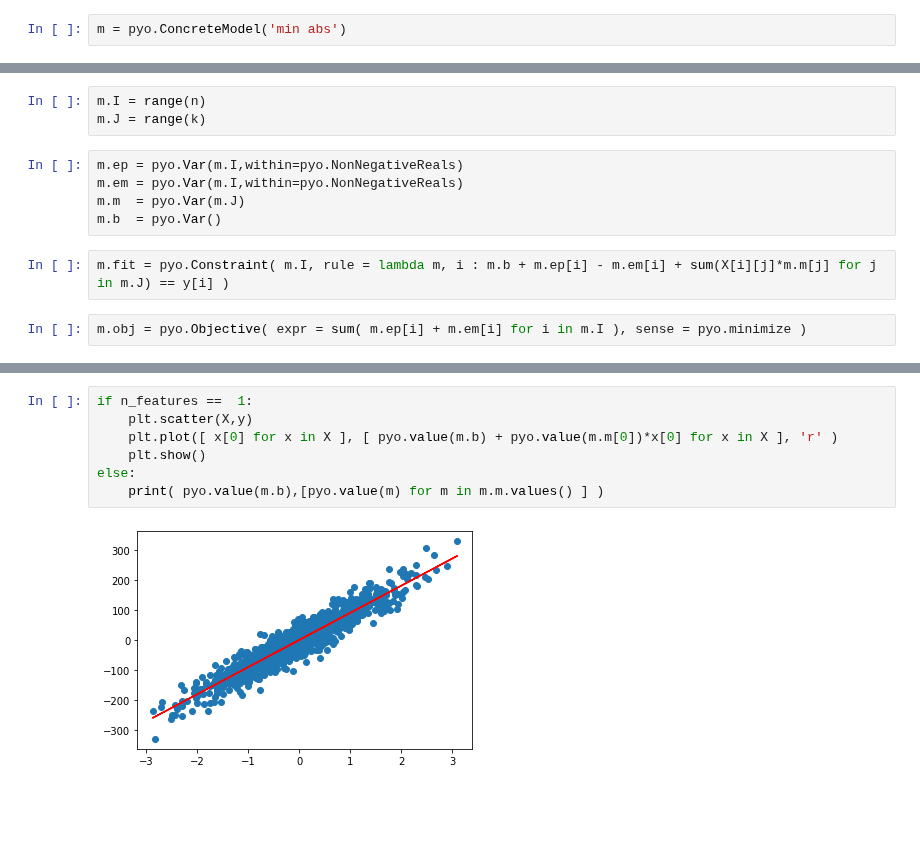
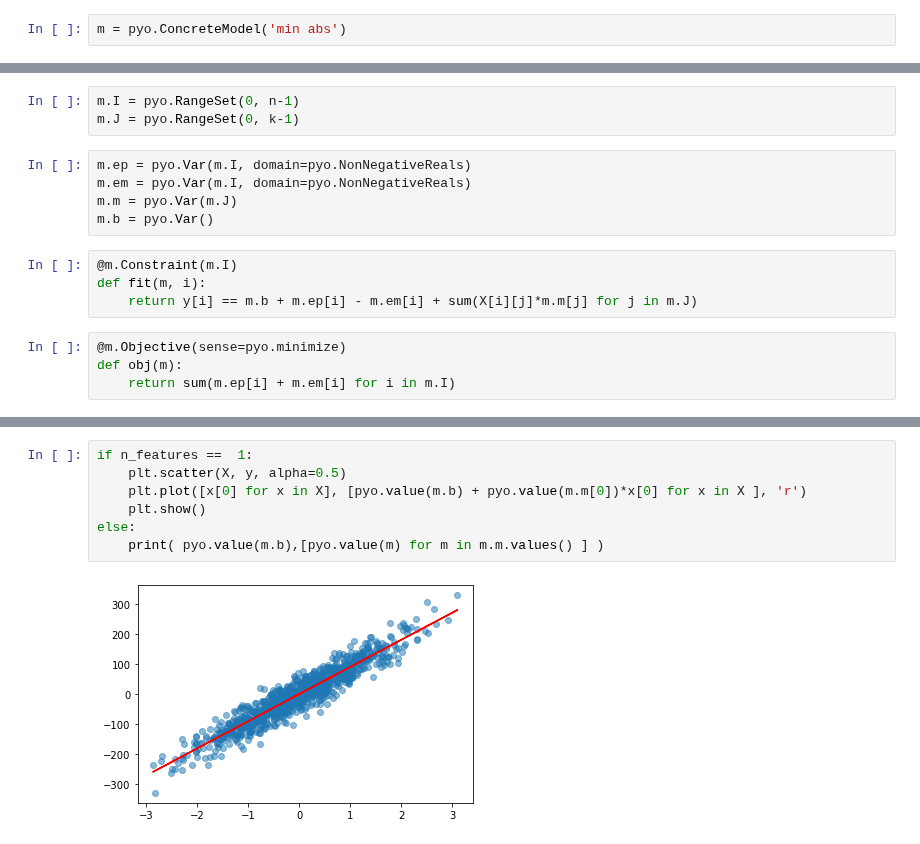
Before and after one commit to mobook/MO-book, a Jupyter notebook: _build/jupyter_execute/notebooks/02/fit_absolute.ipynb, the cells around one changed output, grey strips where cells are left out. Cells and saved outputs as stored; diff of their text form; blank space fills up the shorter version.

```diff
--- a/_build/jupyter_execute/notebooks/02/fit_absolute.ipynb
+++ b/_build/jupyter_execute/notebooks/02/fit_absolute.ipynb
@@ -60,15 +41,19 @@ n,k = X.shape
 # %%
-m.I = range(n)
-m.J = range(k)
+m.I = pyo.RangeSet(0, n-1)
+m.J = pyo.RangeSet(0, k-1)
 # %%
-m.ep = pyo.Var(m.I,within=pyo.NonNegativeReals)
-m.em = pyo.Var(m.I,within=pyo.NonNegativeReals)
-m.m  = pyo.Var(m.J)
-m.b  = pyo.Var()
+m.ep = pyo.Var(m.I, domain=pyo.NonNegativeReals)
+m.em = pyo.Var(m.I, domain=pyo.NonNegativeReals)
+m.m = pyo.Var(m.J)
+m.b = pyo.Var()
 # %%
-m.fit = pyo.Constraint( m.I, rule = lambda m, i : m.b + m.ep[i] - m.em[i] + sum(X[i][j]*m.m[j] for j in m.J) == y[i] )
+@m.Constraint(m.I)
+def fit(m, i):
+    return y[i] == m.b + m.ep[i] - m.em[i] + sum(X[i][j]*m.m[j] for j in m.J)
 # %%
-m.obj = pyo.Objective( expr = sum( m.ep[i] + m.em[i] for i in m.I ), sense = pyo.minimize )
+@m.Objective(sense=pyo.minimize)
+def obj(m):
+    return sum(m.ep[i] + m.em[i] for i in m.I)
 # %%
 %time pyo.SolverFactory('glpk').solve(m)
 # %% [output]
@@ -77,10 +62,10 @@ Wall time: 258 ms
 {'Problem': [{'Name': 'unknown', 'Lower bound': 23438.9432109967, 'Upper bound': 23438.9432109967, 'Number of objectives': 1, 'Number of constraints': 1001, 'Number of variables': 2003, 'Number of non ...
 # %%
 if n_features ==  1:
-    plt.scatter(X,y)
-    plt.plot([ x[0] for x in X ], [ pyo.value(m.b) + pyo.value(m.m[0])*x[0] for x in X ], 'r' )
+    plt.scatter(X, y, alpha=0.5)
+    plt.plot([x[0] for x in X], [pyo.value(m.b) + pyo.value(m.m[0])*x[0] for x in X ], 'r')
     plt.show()
 else:
     print( pyo.value(m.b),[pyo.value(m) for m in m.m.values() ] )
 # %% [output]
-[figure, old version]
+[figure, new version]
```
Also changed, not shown: parts of 7 cells of this notebook, 28 other files.
